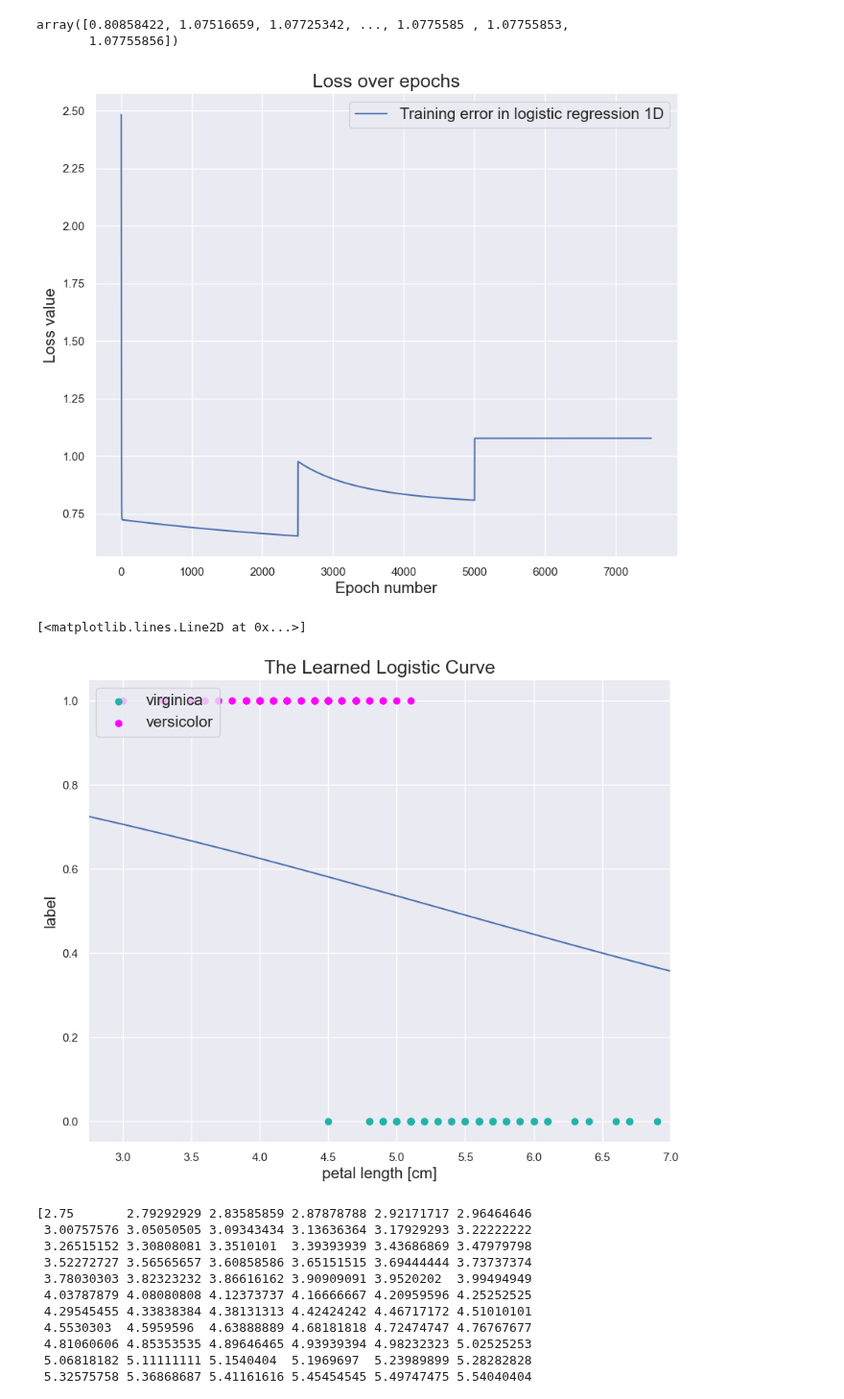
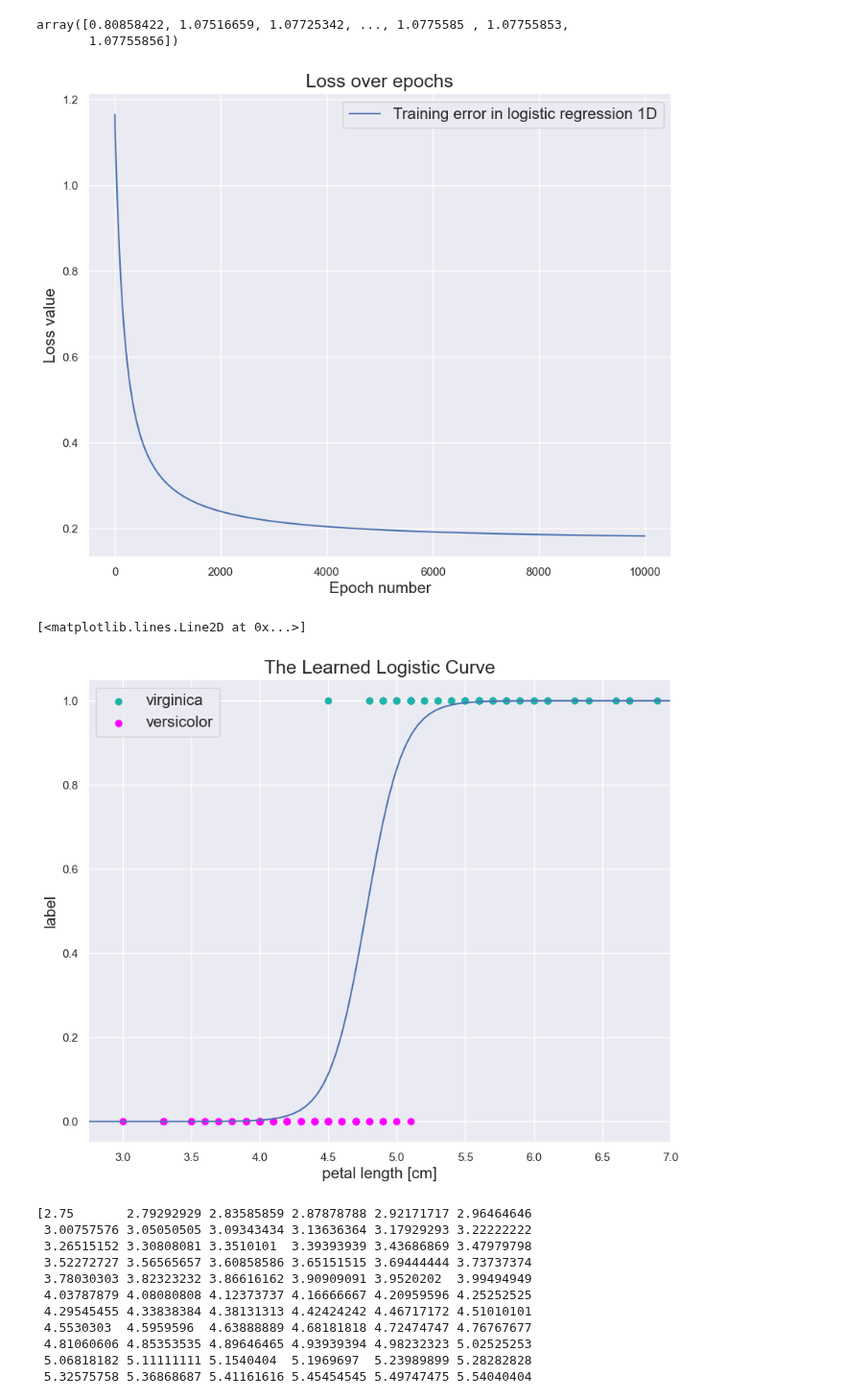
Before and after one commit to gml7/Lundquist-CMOR438-Spring2025, a Jupyter notebook: Single Neuron (draft)/SingleNeuronClassTesting.ipynb, the cells around one changed output. Shown at 96% size. Cells and saved outputs as stored; diff of their text form; code cells hidden in the pictures.

Commit message:
1D Logistic regression works!

```diff
--- a/Single Neuron (draft)/SingleNeuronClassTesting.ipynb
+++ b/Single Neuron (draft)/SingleNeuronClassTesting.ipynb
@@ -20,6 +20,10 @@ log_filtered_iris['species'] = log_filtered_iris['species'].map({'virginica': 0,
 log_sepal_length_inputs = log_filtered_iris['sepal_length'].to_numpy()
 log_sepal_size_inputs = log_filtered_iris[['sepal_length', 'sepal_width']].to_numpy()
 log_target_species_output = log_filtered_iris['species'].to_numpy()
+# %%
+log_petal_length_inputs = iris.iloc[50:].petal_length.values
+# log_petal_length_inputs = log_petal_length_inputs.reshape(-1,1)
+log_target_species_output_petal = np.where(iris.iloc[50:].species == "versicolor", 0, 1)
 # %%
 
 versicolor_data = iris[iris.species == "versicolor"]
@@ -27,4 +31,5 @@ virginica_data = iris[iris.species == "virginica"]
 # %%
 from SingleNeuronClass import SingleNeuron
 # %%
-log_test_model = SingleNeuron(1, SingleNeuron.type_logistic_regression_1D)
+log_test_model = SingleNeuron(1, SingleNeuron.type_logistic_regression_1D, weights=0.27807784, bias=0.95361013)
+print(log_test_model.current_weights_and_bias())
@@ -30,0 +58,5 @@ log_test_model = SingleNeuron(1, SingleNeuron.type_logistic_regression_1D)
+# %%
+log_test_model.train(log_petal_length_inputs, log_target_species_output_petal,
+                     learning_rate=0.01, num_epochs=10_000)
+print(log_test_model.current_weights_and_bias())
+print(log_test_model.predict(log_petal_length_inputs))
@@ -54,31 +109,31 @@ log_reg_test.train(log_sepal_length_inputs, log_target_species_output, learning_
 array([0.80858422, 1.07516659, 1.07725342, ..., 1.0775585 , 1.07755853,
        1.07755856])
 # %%
-log_reg_test.plot_loss_history()
+log_test_model.plot_loss_history()
 # %% [output]
-[figure, old version]
+[figure, new version]
 [<matplotlib.lines.Line2D at 0x...>]
 # %%
 plt.figure(figsize = (10, 8))
 plt.xlim((2.75, 7 ))
 plt.scatter(virginica_data.petal_length,
-            np.zeros(50),
+            np.ones(50),
             color = "lightseagreen",
             label = "virginica")
 plt.scatter(versicolor_data.petal_length,
-            np.ones(50),
+            np.zeros(50),
             color = "magenta",
             label = "versicolor")
 
 domain = np.linspace(2.75, 7, 100)
-plt.plot(domain, log_reg_test.predict(domain))
+plt.plot(domain, log_test_model.predict(domain))
 plt.xlabel("petal length [cm]", fontsize = 15)
 plt.ylabel("label", fontsize = 15)
 plt.legend(fontsize = 15, loc = "upper left")
 plt.title("The Learned Logistic Curve", fontsize = 18)
 plt.show()
 # %% [output]
-[figure, old version]
+[figure, new version]
 # %%
 domain = np.linspace(2.75, 7, 100)
 print(domain)
```
Also changed, not shown: parts of 4 cells of this notebook, 1 other file.
